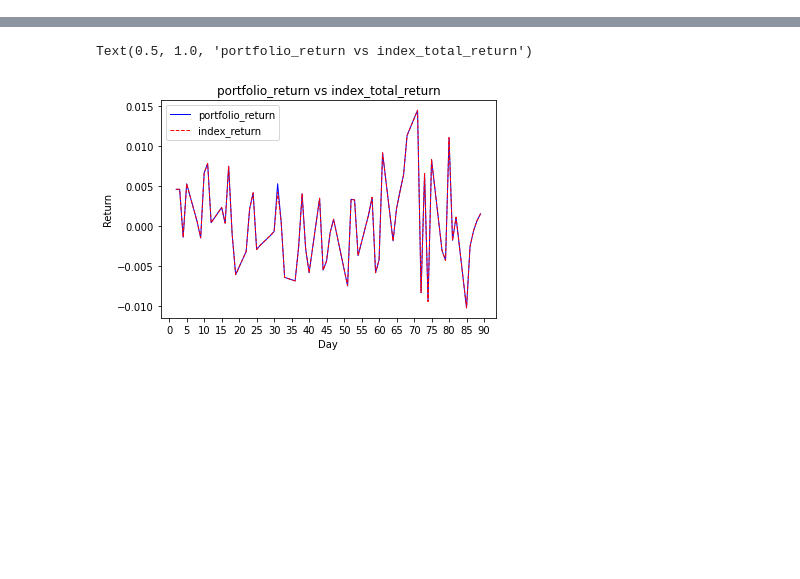
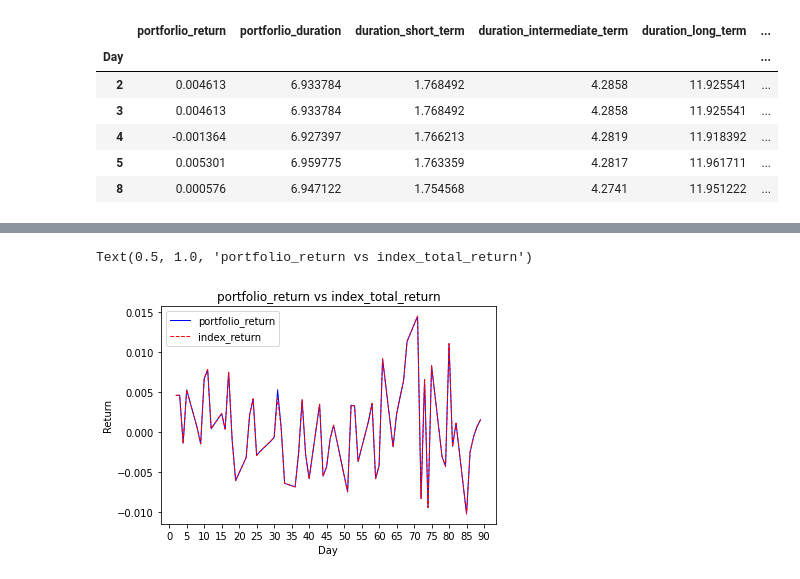
Before and after one commit to DalingCui/RPIA_answer, a Jupyter notebook: RPIA.ipynb, the cells around one changed output, grey strips where cells are left out. Saved outputs shown, nothing was run; the diff lists cells and outputs as text; code cells hidden in the pictures; blank space fills up the shorter version.

```diff
--- a/RPIA.ipynb
+++ b/RPIA.ipynb
@@ -227,5 +243,13 @@ portfolio_weight_evolving.drop('Weight',axis = 1, inplace = True)
 portfolio_weight_evolving.set_index('Day',inplace = True)
 # portfolio_weight_evolving
 # %%
-# portforlio.head(5)
+portfolio.head(5)
+# %% [output]
+|  | portforlio_return | portforlio_duration | duration_short_term | duration_intermediate_term | duration_long_term | ... |
+| Day |  |  |  |  |  | ... |
+| 2 | 0.004613 | 6.933784 | 1.768492 | 4.2858 | 11.925541 | ... |
+| 3 | 0.004613 | 6.933784 | 1.768492 | 4.2858 | 11.925541 | ... |
+| 4 | -0.001364 | 6.927397 | 1.766213 | 4.2819 | 11.918392 | ... |
+| 5 | 0.005301 | 6.959775 | 1.763359 | 4.2817 | 11.961711 | ... |
+| 8 | 0.000576 | 6.947122 | 1.754568 | 4.2741 | 11.951222 | ... |
 # %%
```
Also changed, not shown: parts of 4 cells of this notebook.
